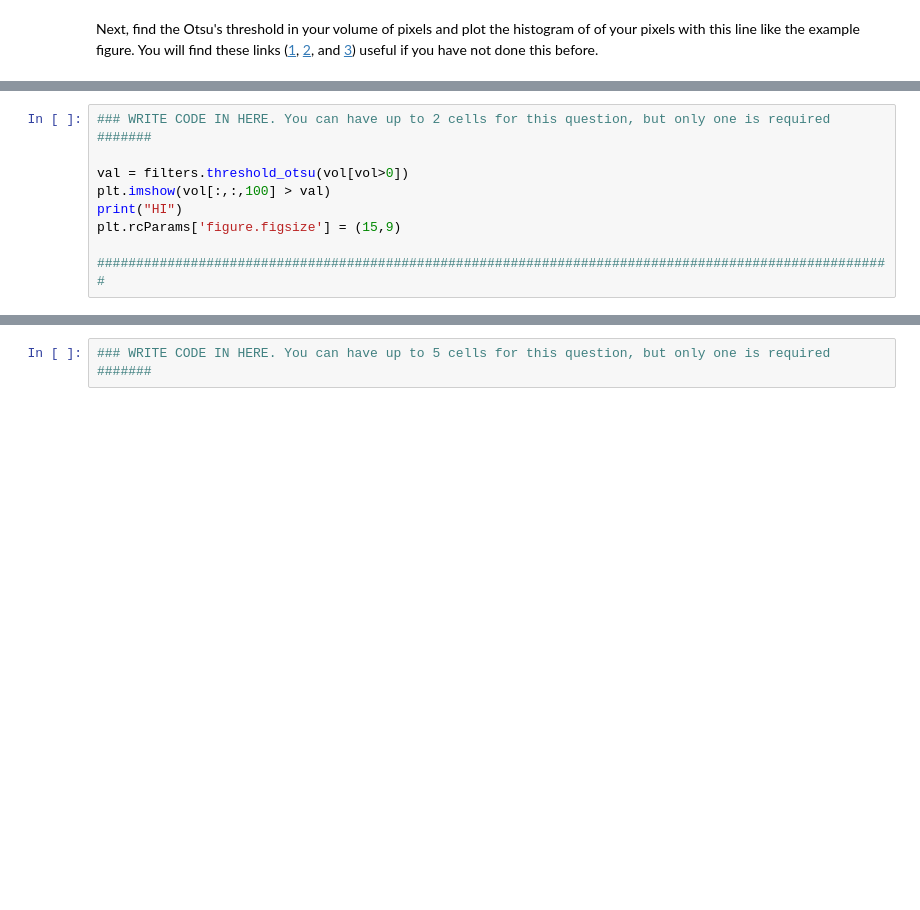
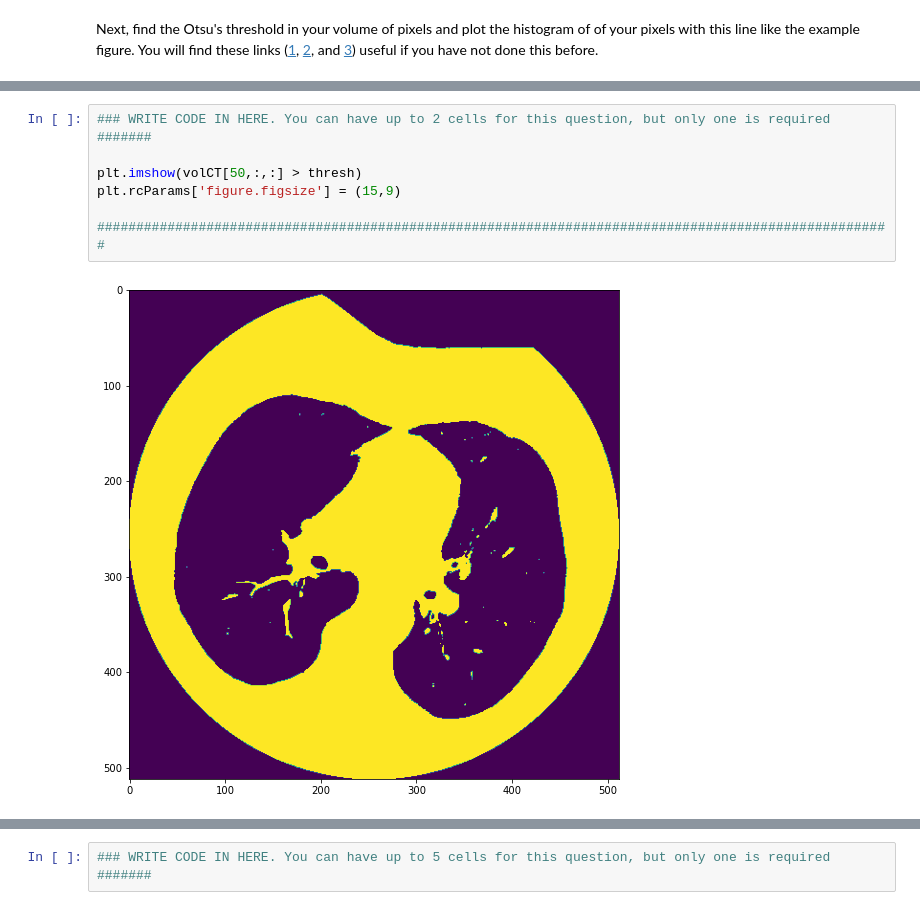
Before and after one commit to aaronsossin/assignment1_medical_imaging, a Jupyter notebook: BMI260_Problem_Set_1.ipynb, the cells around one changed output, grey strips where cells are left out. Saved outputs shown, nothing was run; the diff lists cells and outputs as text; blank space fills up the shorter version.

```diff
--- a/BMI260_Problem_Set_1.ipynb
+++ b/BMI260_Problem_Set_1.ipynb
@@ -382,12 +382,12 @@ Display for us one slice of the CT scan showing a binary image after applying th
 # %%
 ### WRITE CODE IN HERE. You can have up to 2 cells for this question, but only one is required #######
 
-val = filters.threshold_otsu(vol[vol>0])
-plt.imshow(vol[:,:,100] > val)
-print("HI")
+plt.imshow(volCT[50,:,:] > thresh)
 plt.rcParams['figure.figsize'] = (15,9)
 
 ######################################################################################################
+# %% [output]
+[figure, added]
 # %% [markdown]
 # Step 6 (30 points)
 
```
Also changed, not shown: parts of 4 cells of this notebook.
